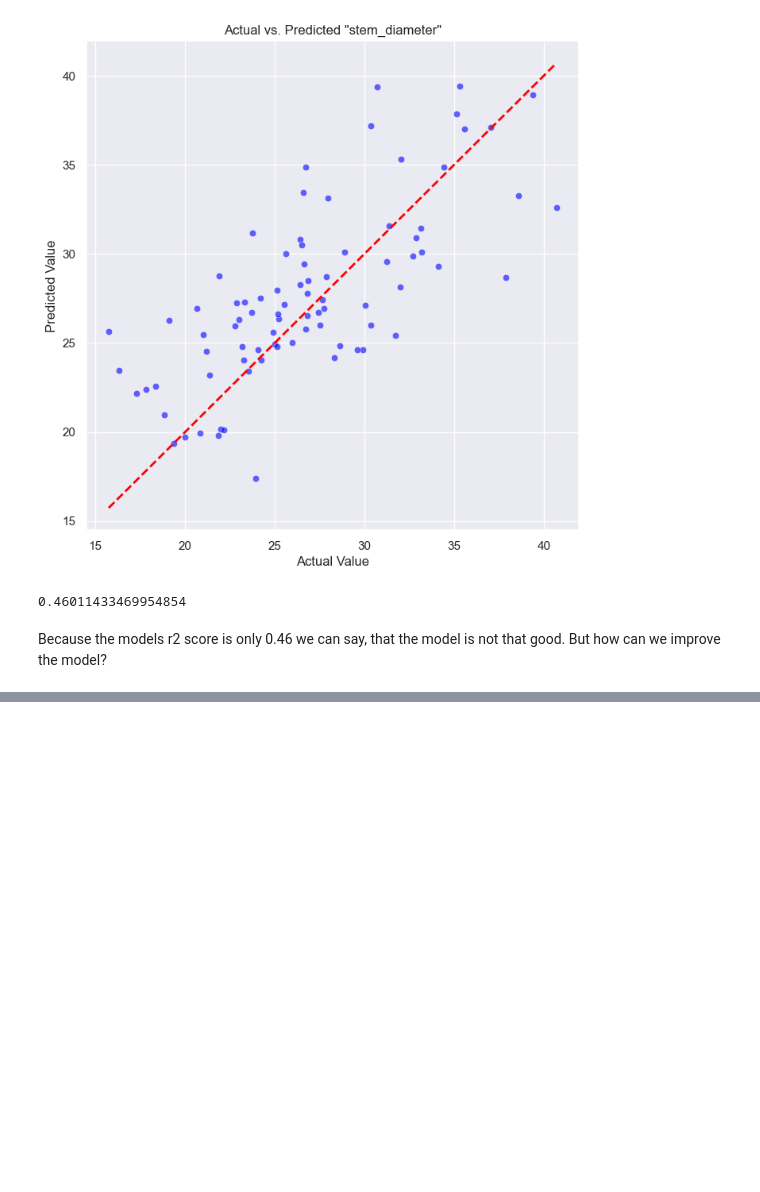
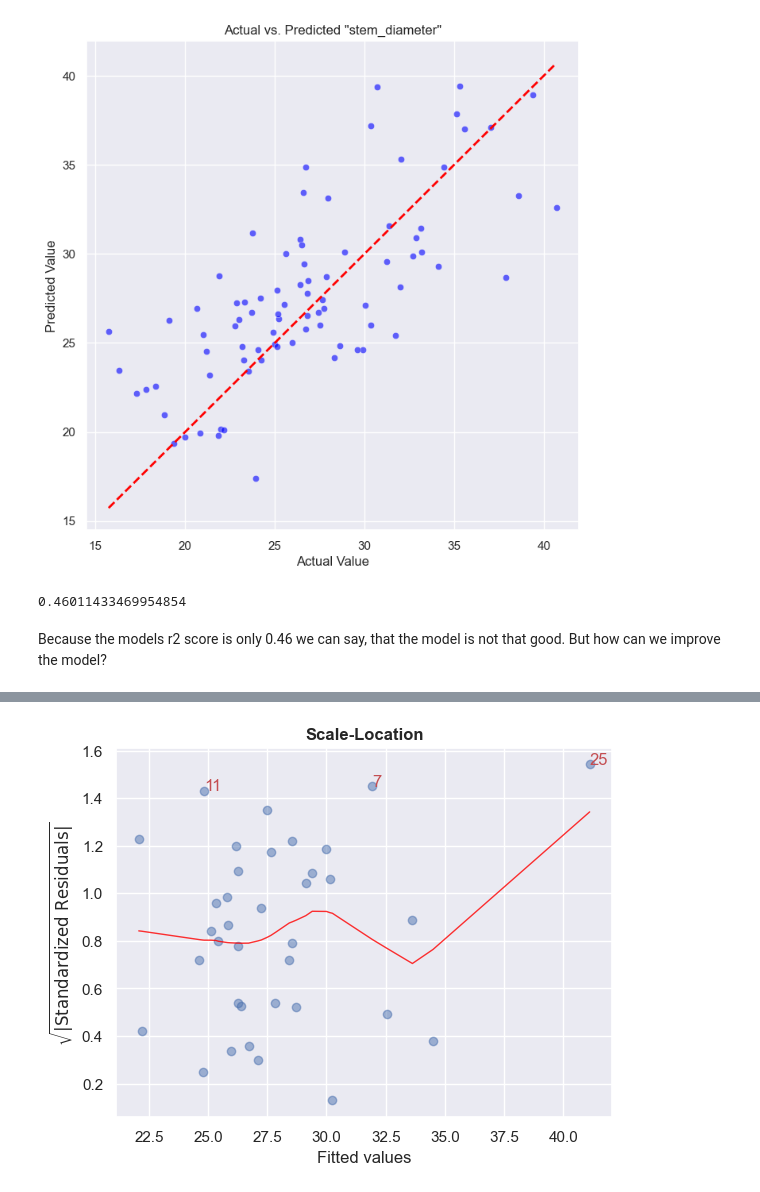
Before and after one commit to Statsomat/OLSAI, a Jupyter notebook: ColabNotebooks/CacaoPL.ipynb, the cells around one changed output, grey strips where cells are left out. Drawn from its saved outputs; the diff is of its cells as text; code cells hidden in the pictures; blank space fills up the shorter version.

```diff
--- a/ColabNotebooks/CacaoPL.ipynb
+++ b/ColabNotebooks/CacaoPL.ipynb
@@ -145,0 +473,5 @@ strong multicollinearity or other numerical problems.
+# %%
+
+cls.scale_location_plot();
+# %% [output]
+[figure, added]
```
Also changed, not shown: parts of 36 cells of this notebook.
